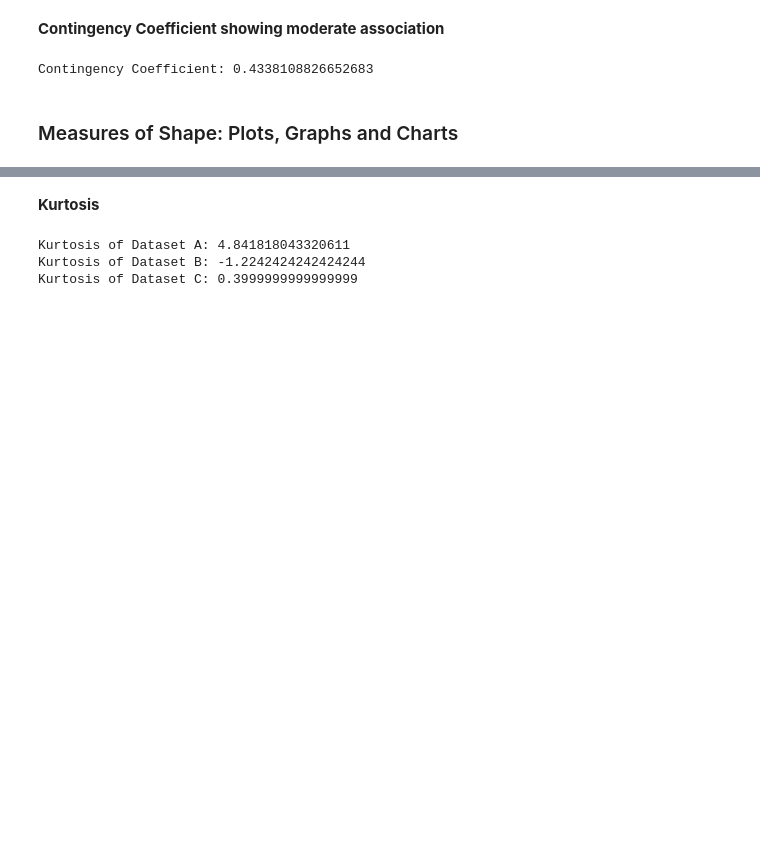
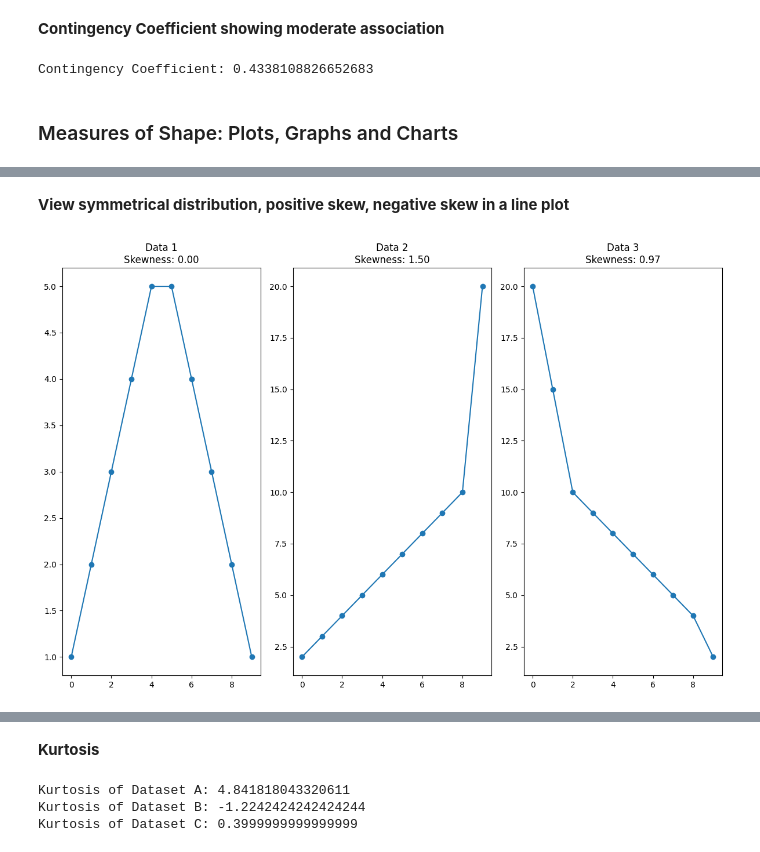
Before and after one commit to bpbpublications/Statistics-for-Data-Scientists-and-Analysts, a Jupyter notebook: notebooks/chapter3/chapter_3.ipynb, the cells around one changed output, grey strips where cells are left out. Cells and saved outputs as stored; diff of their text form; code cells hidden in the pictures; blank space fills up the shorter version.

```diff
--- a/notebooks/chapter3/chapter_3.ipynb
+++ b/notebooks/chapter3/chapter_3.ipynb
@@ -427,0 +453,40 @@ plt.show()
+# %% [markdown]
+**View symmetrical distribution, positive skew, negative skew in a line plot**
+# %%
+import numpy as np
+import matplotlib.pyplot as plt
+from scipy.stats import skew
+
+# Define the three datasets
+data1 = np.array([1, 2, 3, 4, 5, 5, 4, 3, 2, 1])
+data2 = np.array([2, 3, 4, 5, 6, 7, 8, 9, 10, 20])
+data3 = np.array([20, 15, 10, 9, 8, 7, 6, 5, 4, 2])
+
+# Calculate skewness for each dataset
+skewness1 = skew(data1)
+skewness2 = skew(data2)
+skewness3 = skew(data3)
+
+# Plot the data and skewness in subplots
+fig, axes = plt.subplots(1, 3, figsize=(12, 8))
+
+# Subplot 1
+axes[0].plot(data1, marker='o', linestyle='-')
+axes[0].set_title(f'Data 1\nSkewness: {skewness1:.2f}')
+
+# Subplot 2
+axes[1].plot(data2, marker='o', linestyle='-')
+axes[1].set_title(f'Data 2\nSkewness: {skewness2:.2f}')
+
+# Subplot 3
+axes[2].plot(data3, marker='o', linestyle='-')
+axes[2].set_title(f'Data 3\nSkewness: {skewness3:.2f}')
+
+# Adjust layout
+plt.tight_layout()
+
+# Display the plot
+plt.savefig('skew_all.jpg',dpi=600,bbox_inches='tight')
+plt.show()
+# %% [output]
+[figure, added]
```
Also changed, not shown: parts of 8 cells of this notebook.
